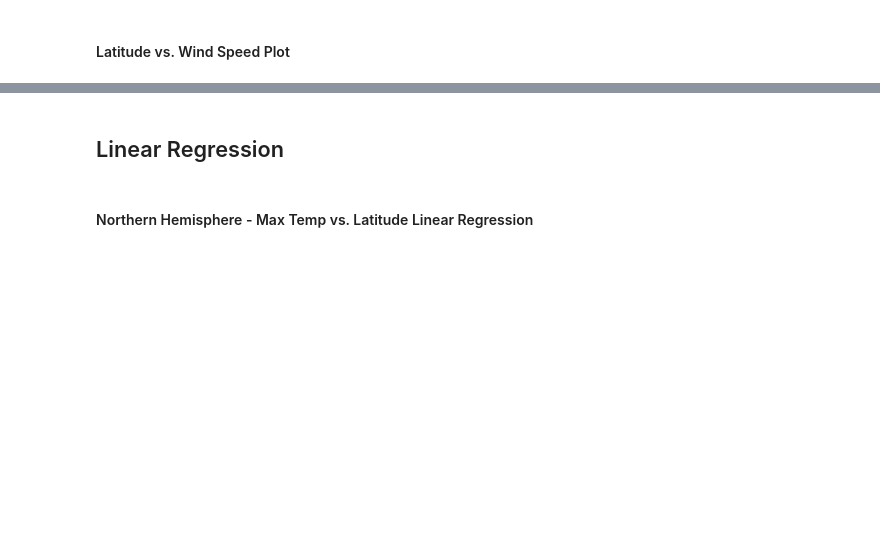
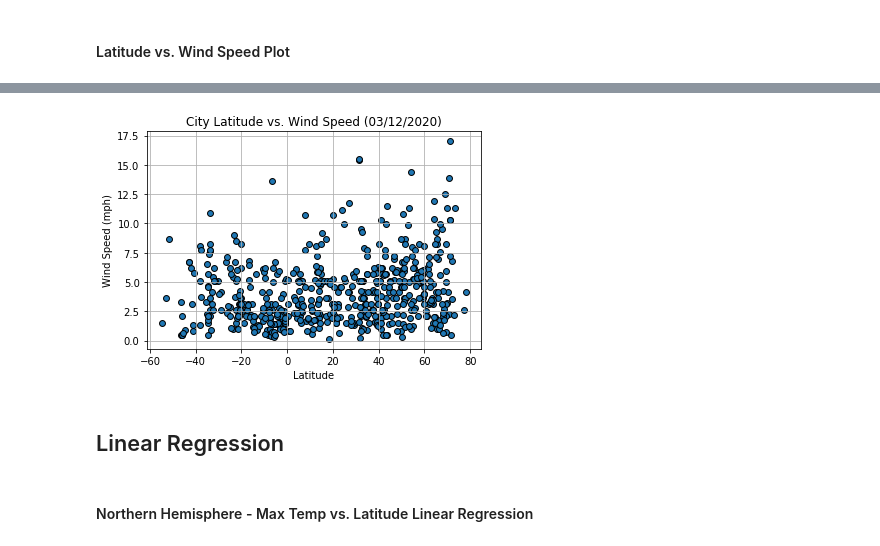
Before and after one commit to etumi/python-api-challenge, a Jupyter notebook: WeatherPy/WeatherPy.ipynb, the cells around one changed output, grey strips where cells are left out. Drawn from its saved outputs; the diff is of its cells as text; code cells hidden in the pictures; blank space fills up the shorter version.

```diff
--- a/WeatherPy/WeatherPy.ipynb
+++ b/WeatherPy/WeatherPy.ipynb
@@ -164,2 +259,10 @@ dtype: int64
+# %%
+plot3 = weather_df.plot(kind='scatter', x='Lat', y='Wind Speed', grid=True, edgecolor='k', s =35)
+plot3.set_xlabel('Latitude')
+plot3.set_ylabel('Wind Speed (mph)')
+plot3.set_title(f"City Latitude vs. Wind Speed ({as_of_date})")
+plt.show()
+# %% [output]
+[figure, added]
 # %% [markdown]
 ## Linear Regression
```
Also changed, not shown: parts of 31 cells of this notebook.
